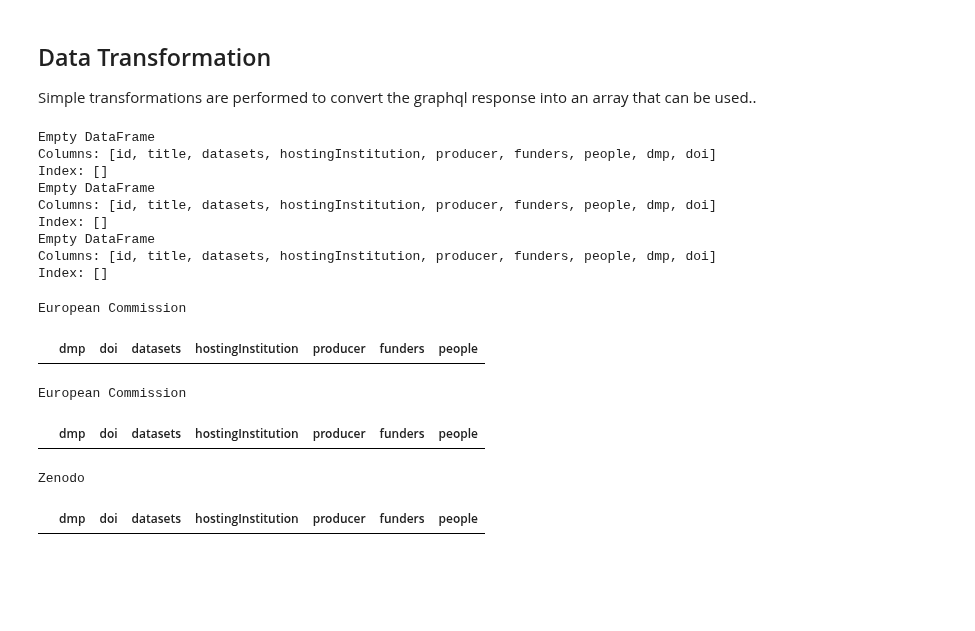
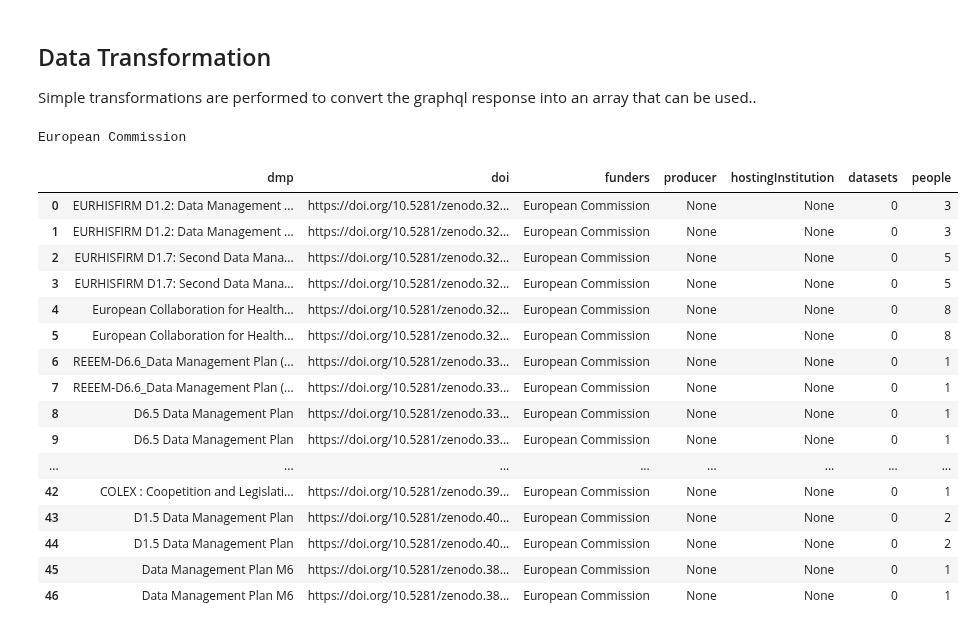
Before and after one commit to datacite/pidgraph-notebooks-python, a Jupyter notebook: dmp/user-story-all-dmps.ipynb, the cells around one changed output. Drawn from its saved outputs; the diff is of its cells as text; code cells hidden in the pictures; blank space fills up the shorter version.

```diff
--- a/dmp/user-story-all-dmps.ipynb
+++ b/dmp/user-story-all-dmps.ipynb
@@ -82,7 +82,7 @@ organizationQuery = gql("""query getOutputs($rorId: ID!)
         funders: fundingReferences {
           id: funderIdentifier
           funderIdentifierType
-          name: funderName
+          title: funderName
         }
         people: creators {
           id
@@ -134,7 +134,7 @@ funderQuery = gql("""query getOutputs($funderId: ID!)
         funders: fundingReferences {
           id: funderIdentifier
           funderIdentifierType
-          name: funderName
+          title: funderName
         }
         people: creators {
           id
@@ -186,7 +186,7 @@ repositoryQuery = gql("""query getOutputs($repositoryId: ID!)
         funders: fundingReferences {
           id: funderIdentifier
           funderIdentifierType
-          name: funderName
+          title: funderName
         }
         people: creators {
           id
@@ -229,6 +239,8 @@ def get_dataset_nodes(series_element):
     return series_element['nodes']
 # %%
 def get_title(series_element):
+    if len(series_element) == 0:
+        return "None"
     return series_element[0]['title']
 # %%
 def transform_dmps(dataframe):
@@ -255,14 +267,19 @@ def transform_dmps(dataframe):
             dmp = X.title.apply(get_title),
             doi = X.id,
             datasets = X.datasets.apply(get_series_size),
-            hostingInstitution = X.hostingInstitution.apply(get_series_size),
-            producer = X.producer.apply(get_series_size),
-            funders = X.funders.apply(get_series_size),
+            hostingInstitution = X.hostingInstitution.apply(get_title),
+            producer = X.producer.apply(get_title),
+            funders = X.funders.apply(get_title),
             people = X.people.apply(get_series_size)
-        ) >>
-        filter_by(
-            X.hostingInstitution > 0
         )
+        # >>
+        # mutate(
+        #     header = dmp_header(X),
+        # )
+        # >>
+        # filter_by(
+        #     X.hostingInstitution > 0
+        # )
         )
 # %%
 def processTable(type):
@@ -271,34 +288,26 @@ def processTable(type):
         return None
     else:
         table = pd.DataFrame(data["dataManagementPlans"]['nodes'],columns=data["dataManagementPlans"]['nodes'][0].keys())
-    print(transform_dmps(table))
-    return transform_dmps(table)[list(('dmp', 'doi','datasets','hostingInstitution','producer','funders','people'))].style.set_caption(data['name'])
+    # return transform_dmps(table)[list(('header', 'doi', 'funders', 'producer', 'hostingInstitution','datasets','people'))].style.set_caption(data['name'])
+    return transform_dmps(table)[list(('dmp', 'funders', 'producer', 'hostingInstitution','datasets','people', 'doi'))].style.set_caption(data['name'])
-# %%
-organization = processTable("organization")
-funder = processTable("funder")
-repository = processTable("repository")
-# %% [output]
-Empty DataFrame
-Columns: [id, title, datasets, hostingInstitution, producer, funders, people, dmp, doi]
-Index: []
-Empty DataFrame
-Columns: [id, title, datasets, hostingInstitution, producer, funders, people, dmp, doi]
-Index: []
-Empty DataFrame
-Columns: [id, title, datasets, hostingInstitution, producer, funders, people, dmp, doi]
-Index: []
-# %%
-organization
-# %% [output]
-European Commission
-|  | dmp | doi | datasets | hostingInstitution | producer | funders | people |
-# %%
-funder
-# %% [output]
-European Commission
-|  | dmp | doi | datasets | hostingInstitution | producer | funders | people |
-# %%
-repository
-# %% [output]
-Zenodo
-|  | dmp | doi | datasets | hostingInstitution | producer | funders | people |
+# %%
+processTable("organization")
+# %% [output]
+European Commission
+|  | dmp | doi | funders | producer | hostingInstitution | datasets | people |
+| 0 | EURHISFIRM D1.2: Data Management ... | https://doi.org/10.5281/zenodo.32... | European Commission | None | None | 0 | 3 |
+| 1 | EURHISFIRM D1.2: Data Management ... | https://doi.org/10.5281/zenodo.32... | European Commission | None | None | 0 | 3 |
+| 2 | EURHISFIRM D1.7: Second Data Mana... | https://doi.org/10.5281/zenodo.32... | European Commission | None | None | 0 | 5 |
+| 3 | EURHISFIRM D1.7: Second Data Mana... | https://doi.org/10.5281/zenodo.32... | European Commission | None | None | 0 | 5 |
+| 4 | European Collaboration for Health... | https://doi.org/10.5281/zenodo.32... | European Commission | None | None | 0 | 8 |
+| 5 | European Collaboration for Health... | https://doi.org/10.5281/zenodo.32... | European Commission | None | None | 0 | 8 |
+| 6 | REEEM-D6.6_Data Management Plan (... | https://doi.org/10.5281/zenodo.33... | European Commission | None | None | 0 | 1 |
+| 7 | REEEM-D6.6_Data Management Plan (... | https://doi.org/10.5281/zenodo.33... | European Commission | None | None | 0 | 1 |
+| 8 | D6.5 Data Management Plan | https://doi.org/10.5281/zenodo.33... | European Commission | None | None | 0 | 1 |
+| 9 | D6.5 Data Management Plan | https://doi.org/10.5281/zenodo.33... | European Commission | None | None | 0 | 1 |
+| ... | ... | ... | ... | ... | ... | ... | ... |
+| 42 | COLEX : Coopetition and Legislati... | https://doi.org/10.5281/zenodo.39... | European Commission | None | None | 0 | 1 |
+| 43 | D1.5 Data Management Plan | https://doi.org/10.5281/zenodo.40... | European Commission | None | None | 0 | 2 |
+| 44 | D1.5 Data Management Plan | https://doi.org/10.5281/zenodo.40... | European Commission | None | None | 0 | 2 |
+| 45 | Data Management Plan M6 | https://doi.org/10.5281/zenodo.38... | European Commission | None | None | 0 | 1 |
+| 46 | Data Management Plan M6 | https://doi.org/10.5281/zenodo.38... | European Commission | None | None | 0 | 1 |
```
Also changed, not shown: parts of 5 cells of this notebook, 1 other file.
